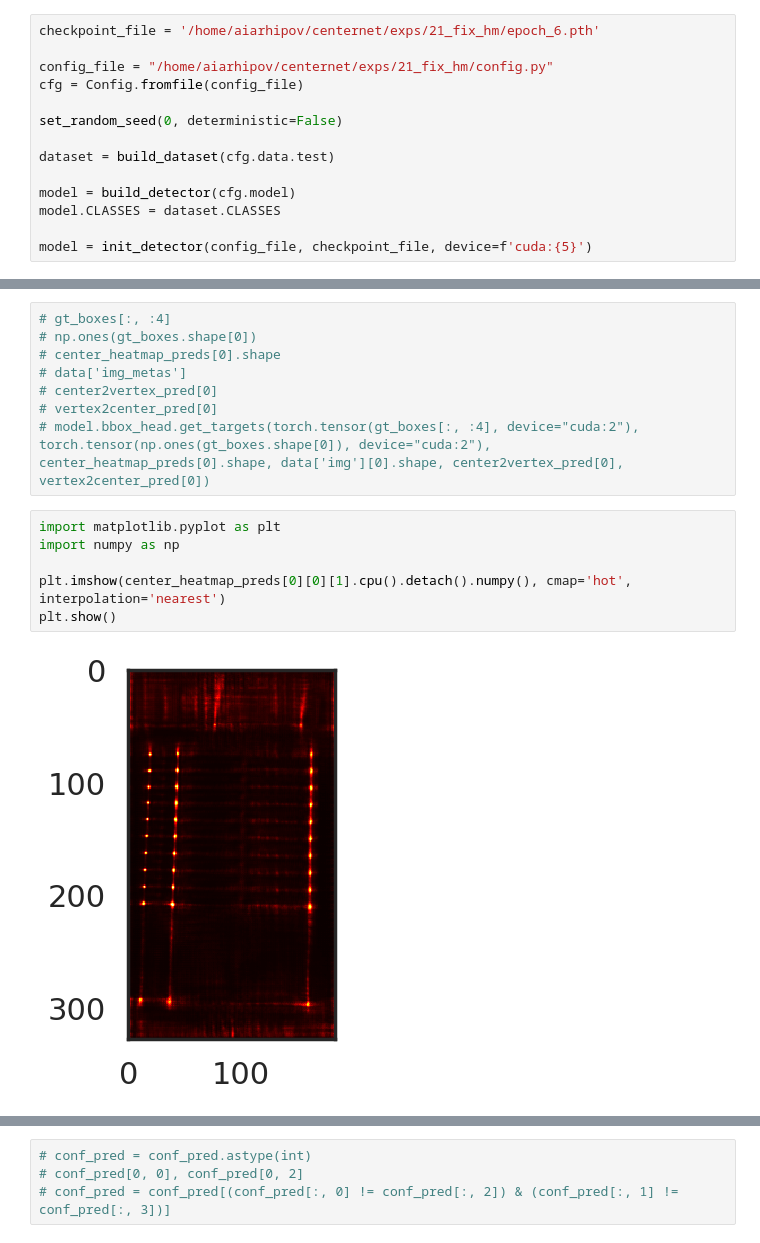
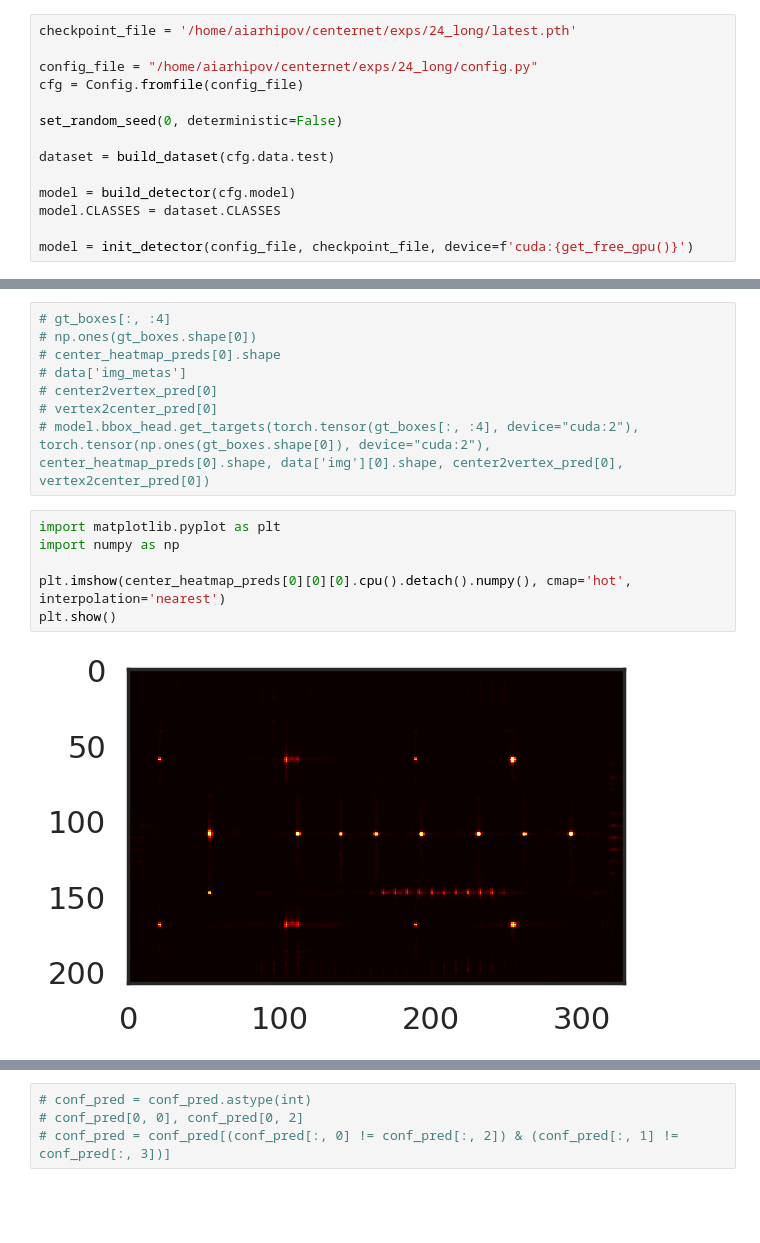
Before and after one commit to ArchieAlexArkhipov/Cycle-CenterNet-experiments, a Jupyter notebook: post-processing/eval_bad_model.ipynb, the cells around one changed output, grey strips where cells are left out. Drawn from its saved outputs; the diff is of its cells as text; blank space fills up the shorter version.

Commit message:
2box quad 30 config

```diff
--- a/post-processing/eval_bad_model.ipynb
+++ b/post-processing/eval_bad_model.ipynb
@@ -39,7 +42,7 @@ def get_free_gpu():
 # %%
-checkpoint_file = '/home/aiarhipov/centernet/exps/21_fix_hm/epoch_6.pth'
+checkpoint_file = '/home/aiarhipov/centernet/exps/24_long/latest.pth'
 
-config_file = "/home/aiarhipov/centernet/exps/21_fix_hm/config.py"
+config_file = "/home/aiarhipov/centernet/exps/24_long/config.py"
 cfg = Config.fromfile(config_file)
 
 set_random_seed(0, deterministic=False)
@@ -49,6 +52,6 @@ dataset = build_dataset(cfg.data.test)
 model = build_detector(cfg.model)
 model.CLASSES = dataset.CLASSES
 
-model = init_detector(config_file, checkpoint_file, device=f'cuda:{5}')
+model = init_detector(config_file, checkpoint_file, device=f'cuda:{get_free_gpu()}')
 # %% [output]
 loading annotations into memory...
@@ -166,8 +175,8 @@ center_heatmap_preds, offset_preds, center2vertex_pred, vertex2center_pred = mod
 # %%
 import matplotlib.pyplot as plt
 import numpy as np
 
-plt.imshow(center_heatmap_preds[0][0][1].cpu().detach().numpy(), cmap='hot', interpolation='nearest')
+plt.imshow(center_heatmap_preds[0][0][0].cpu().detach().numpy(), cmap='hot', interpolation='nearest')
 plt.show()
 # %% [output]
-[figure, old version]
+[figure, new version]
```
Also changed, not shown: parts of 9 cells of this notebook, 3 other files.
